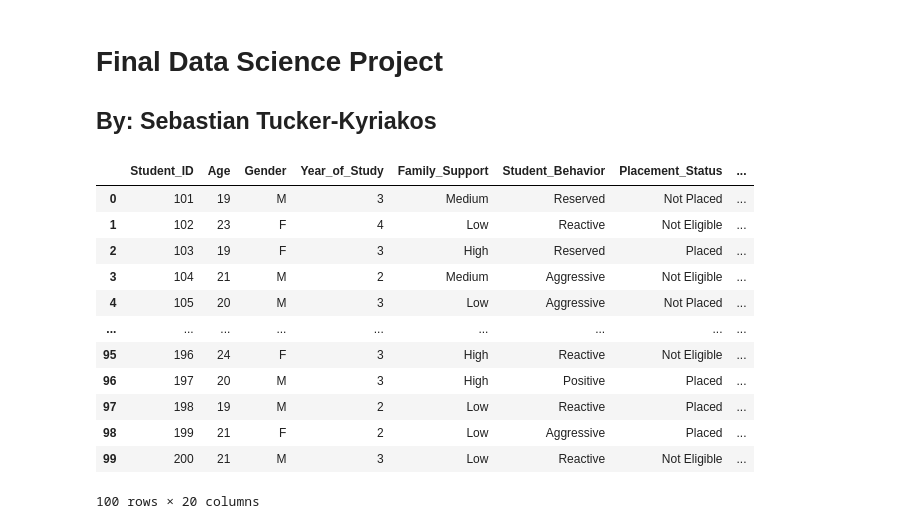
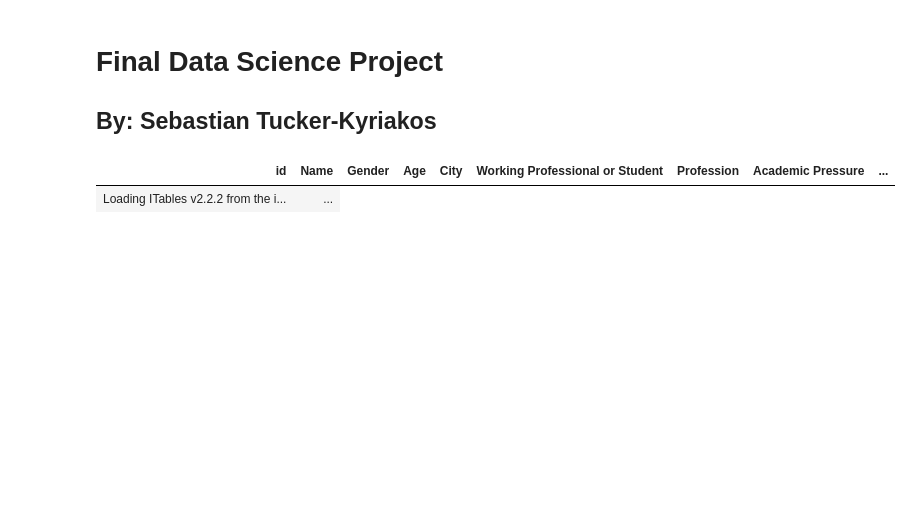
Before and after one commit to urielmartinez09/Project, a Jupyter notebook: SebastianTK.ipynb, the cells around one changed output. Cells and saved outputs as stored; diff of their text form; code cells hidden in the pictures; blank space fills up the shorter version.

```diff
--- a/SebastianTK.ipynb
+++ b/SebastianTK.ipynb
@@ -14,20 +14,9 @@ pio.renderers.defaule = 'colab'
 from itables import show
 # %%
 # importing data
-file_name = 'Data/Student_Stress_Dataset.csv'
+file_name = 'Data/train.csv'
 DF = pd.read_csv(file_name)
-DF
+show(DF)
 # %% [output]
-|  | Student_ID | Age | Gender | Year_of_Study | Family_Support | Student_Behavior | Placement_Status | ... |
-| 0 | 101 | 19 | M | 3 | Medium | Reserved | Not Placed | ... |
-| 1 | 102 | 23 | F | 4 | Low | Reactive | Not Eligible | ... |
-| 2 | 103 | 19 | F | 3 | High | Reserved | Placed | ... |
-| 3 | 104 | 21 | M | 2 | Medium | Aggressive | Not Eligible | ... |
-| 4 | 105 | 20 | M | 3 | Low | Aggressive | Not Placed | ... |
-| ... | ... | ... | ... | ... | ... | ... | ... | ... |
-| 95 | 196 | 24 | F | 3 | High | Reactive | Not Eligible | ... |
-| 96 | 197 | 20 | M | 3 | High | Positive | Placed | ... |
-| 97 | 198 | 19 | M | 2 | Low | Reactive | Placed | ... |
-| 98 | 199 | 21 | F | 2 | Low | Aggressive | Placed | ... |
-| 99 | 200 | 21 | M | 3 | Low | Reactive | Not Eligible | ... |
+| id | Name | Gender | Age | City | Working Professional or Student | Profession | Academic Pressure | ... |
+| Loading ITables v2.2.2 from the i... | ... |
-100 rows × 20 columns
```
Also changed, not shown: parts of 3 cells of this notebook, 2 other files.
